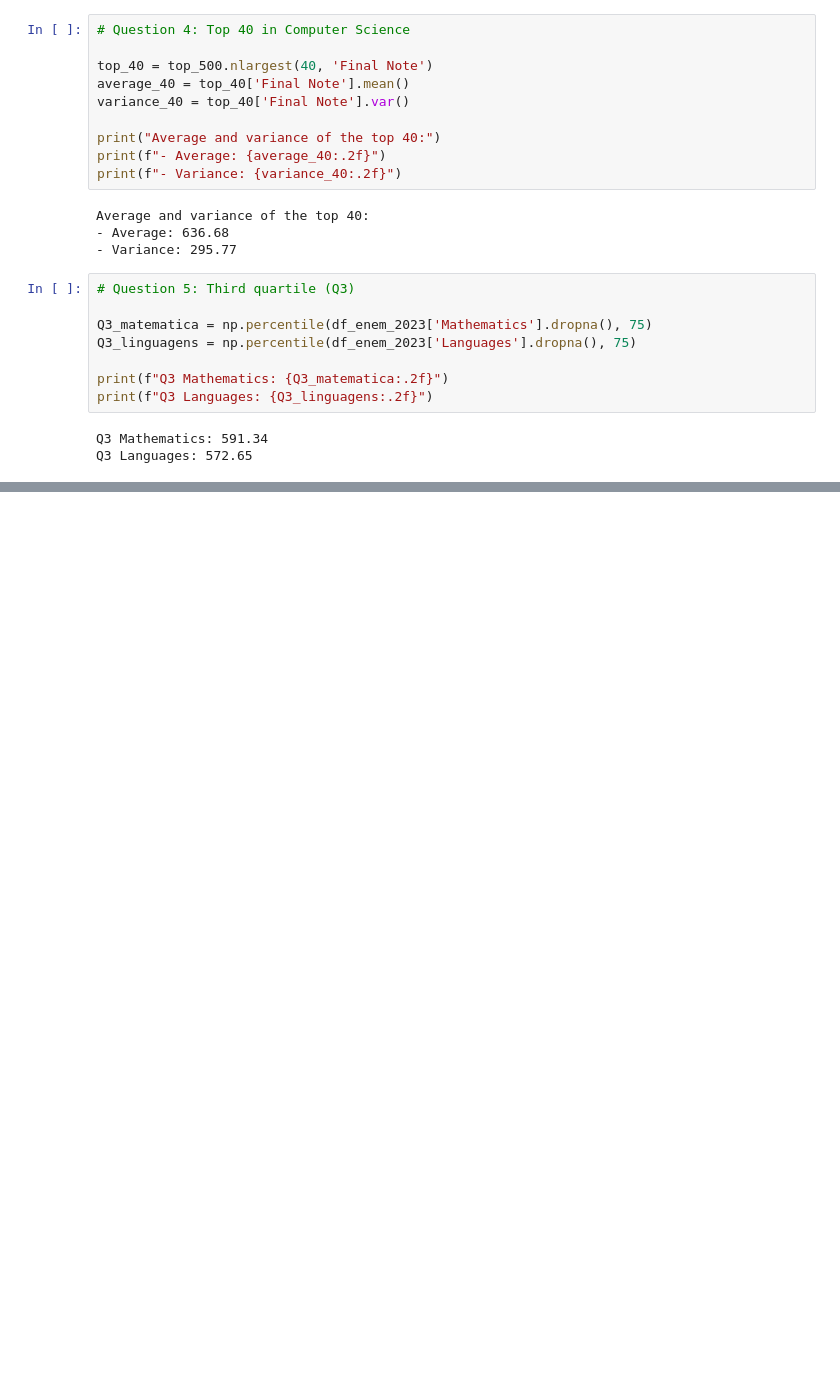
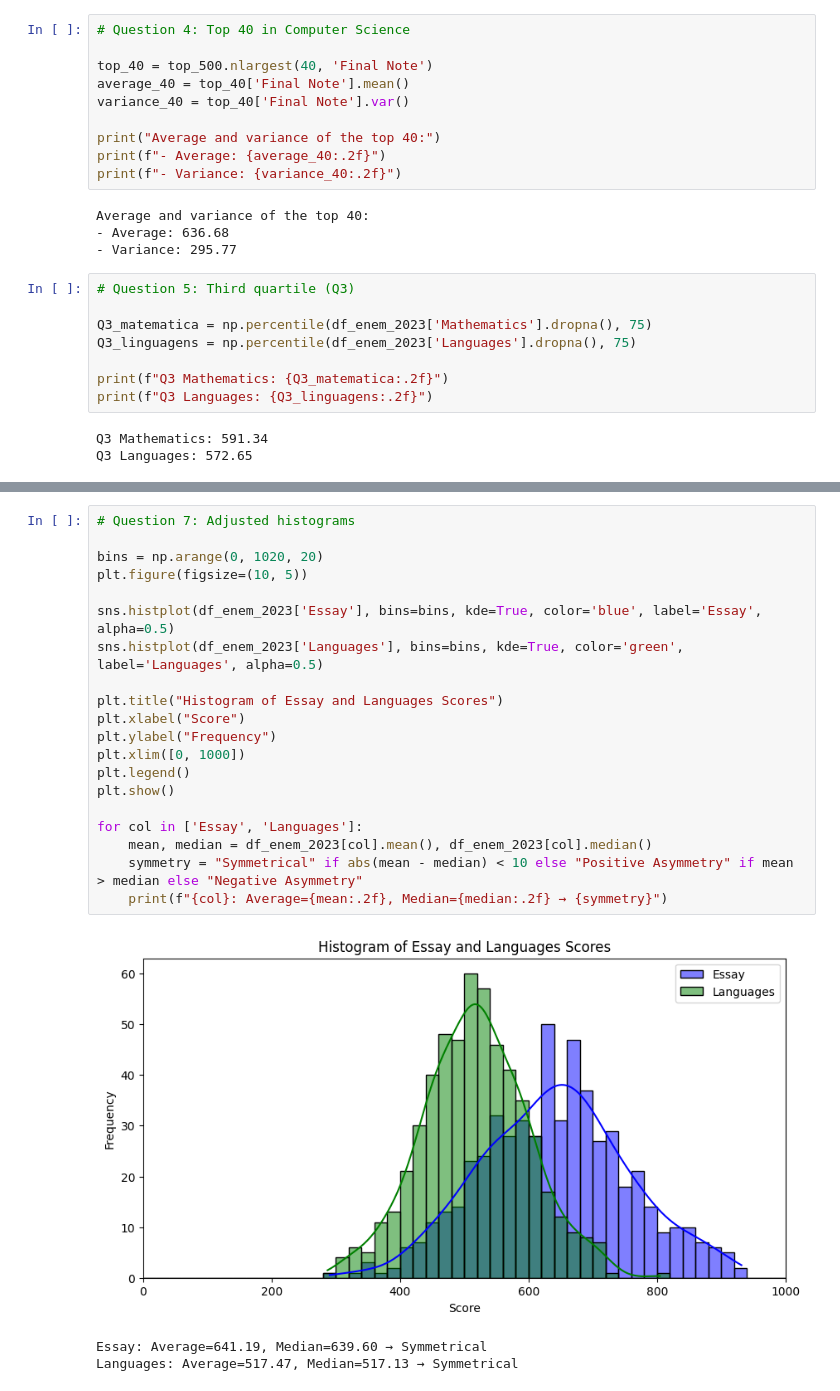
Before and after one commit to IngridASilva/wmc-course-exercise-statistics, a Jupyter notebook: exercise_statistics.ipynb, the cells around one changed output, grey strips where cells are left out. Drawn from its saved outputs; the diff is of its cells as text; blank space fills up the shorter version.

```diff
--- a/exercise_statistics.ipynb
+++ b/exercise_statistics.ipynb
@@ -138,0 +162,24 @@ Q3 Languages: 572.65
+# %%
+# Question 7: Adjusted histograms
+
+bins = np.arange(0, 1020, 20)
+plt.figure(figsize=(10, 5))
+
+sns.histplot(df_enem_2023['Essay'], bins=bins, kde=True, color='blue', label='Essay', alpha=0.5)
+sns.histplot(df_enem_2023['Languages'], bins=bins, kde=True, color='green', label='Languages', alpha=0.5)
+
+plt.title("Histogram of Essay and Languages Scores")
+plt.xlabel("Score")
+plt.ylabel("Frequency")
+plt.xlim([0, 1000])
+plt.legend()
+plt.show()
+
+for col in ['Essay', 'Languages']:
+    mean, median = df_enem_2023[col].mean(), df_enem_2023[col].median()
+    symmetry = "Symmetrical" if abs(mean - median) < 10 else "Positive Asymmetry" if mean > median else "Negative Asymmetry"
+    print(f"{col}: Average={mean:.2f}, Median={median:.2f} → {symmetry}")
+# %% [output]
+[figure, added]
+Essay: Average=641.19, Median=639.60 → Symmetrical
+Languages: Average=517.47, Median=517.13 → Symmetrical
```
Also changed, not shown: parts of 5 cells of this notebook.
